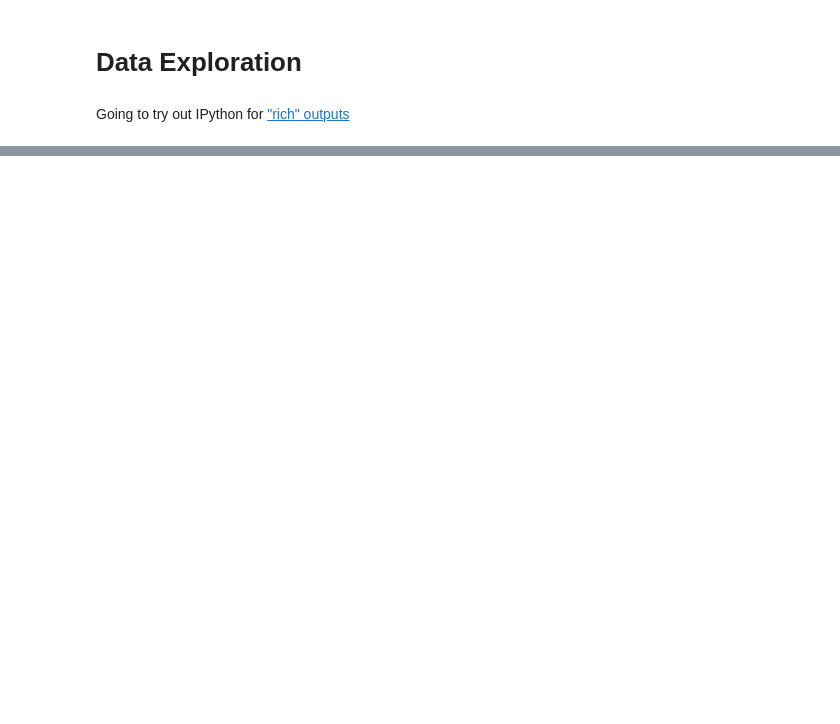
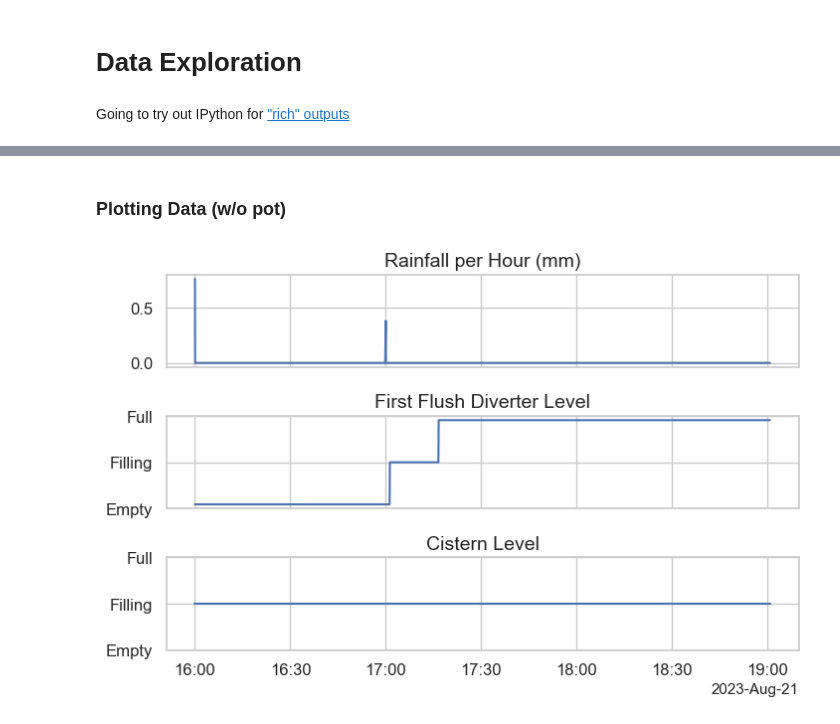
Before and after one commit to werl-mie/rainwater-harvesting-sensor, a Jupyter notebook: data-analysis.ipynb, the cells around one changed output, grey strips where cells are left out. Saved outputs shown, nothing was run; the diff lists cells and outputs as text; code cells hidden in the pictures; blank space fills up the shorter version.

```diff
--- a/data-analysis.ipynb
+++ b/data-analysis.ipynb
@@ -37,0 +400,58 @@ Text(0.5, 1.0, 'Cistern Levels')
+# %% [markdown]
+### Plotting Data (w/o pot)
+# %%
+import matplotlib.pyplot as plt
+import matplotlib.dates as mdates
+import matplotlib.ticker as ticker
+from matplotlib.category import UnitData
+import seaborn as sns
+
+sns.set_theme(style='whitegrid')
+
+FONTSIZE_LABEL = 12
+FONTSIZE_TITLE = 14
+
+
+sd = '2023-08-21-16:00'
+ed = '2023-08-21-19:00'
+
+# sd = '2023-9-14-12:00'
+# ed = '2023-9-17-12:00'
+
+fig, axs = plt.subplots(nrows=3, ncols=1, sharex=True, figsize=(7,4.5))#, layout='constrained')
+
+plt.rcParams['date.converter'] = 'concise'
+
+# ax1 = plt.subplot(311)
+axs[0].plot(df_p1_elena[sd:ed].index, df_p1_elena[sd:ed].bucket_mm_h)
+axs[0].tick_params('x',labelbottom=False)
+axs[0].tick_params('y', labelsize=FONTSIZE_LABEL)
+axs[0].set_title('Rainfall per Hour (mm)',size=FONTSIZE_TITLE)
+
+# ax3 = plt.subplot(311,sharex=ax1)
+axs[1].plot(df_p1_elena[sd:ed].index, df_p1_elena[sd:ed].tlq_level, yunits=UnitData(['Empty', 'Filling', 'Full']))
+axs[1].tick_params('x',labelbottom=False)
+axs[1].tick_params('y', labelsize=FONTSIZE_LABEL)
+# ax3.legend(['tlq','cist'])
+axs[1].set_title('\nFirst Flush Diverter Level',size=FONTSIZE_TITLE)
+axs[1].yaxis.set_major_locator(ticker.LinearLocator(3))
+axs[1].set_yticklabels(['Empty','Filling','Full'])
+
+# ax4 = plt.subplot(213,sharex=ax1)
+axs[2].plot(df_p1_elena[sd:ed].index, df_p1_elena[sd:ed].cistern_level)#, yunits=UnitData(['Empty', 'Filling', 'Full']))
+axs[2].tick_params('x',labelsize=FONTSIZE_LABEL)
+axs[2].tick_params('y', labelsize=FONTSIZE_LABEL)
+axs[2].yaxis.set_major_locator(ticker.LinearLocator(3))
+axs[2].set_yticklabels(['Empty','Filling','Full'])
+axs[2].set_title('Cistern Level', size=FONTSIZE_TITLE)
+
+# axs[3].xaxis.set_major_locator(mdates.MonthLocator(bymonth=np.arange(1, 13, 1)))
+# axs[3].xaxis.set_major_formatter(mdates.DateFormatter('%b \'%y'))
+
+plt.tight_layout(pad=0.1)
+
+plt.savefig("plots/sensor_data_raw.pdf")
+
+plt.show()
+# %% [output]
+[figure, added]
```
Also changed, not shown: parts of 33 cells of this notebook, 13 other files.
